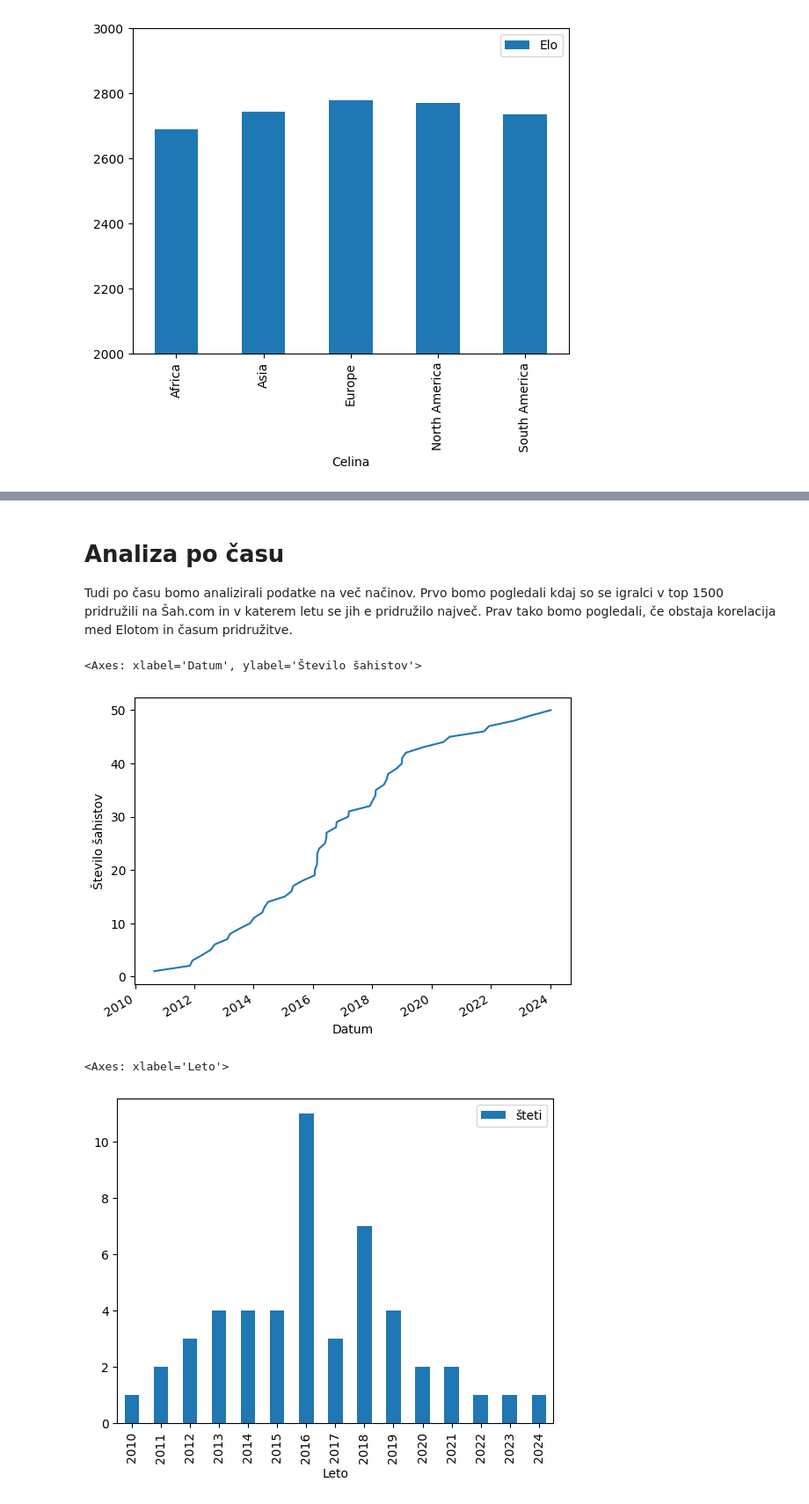
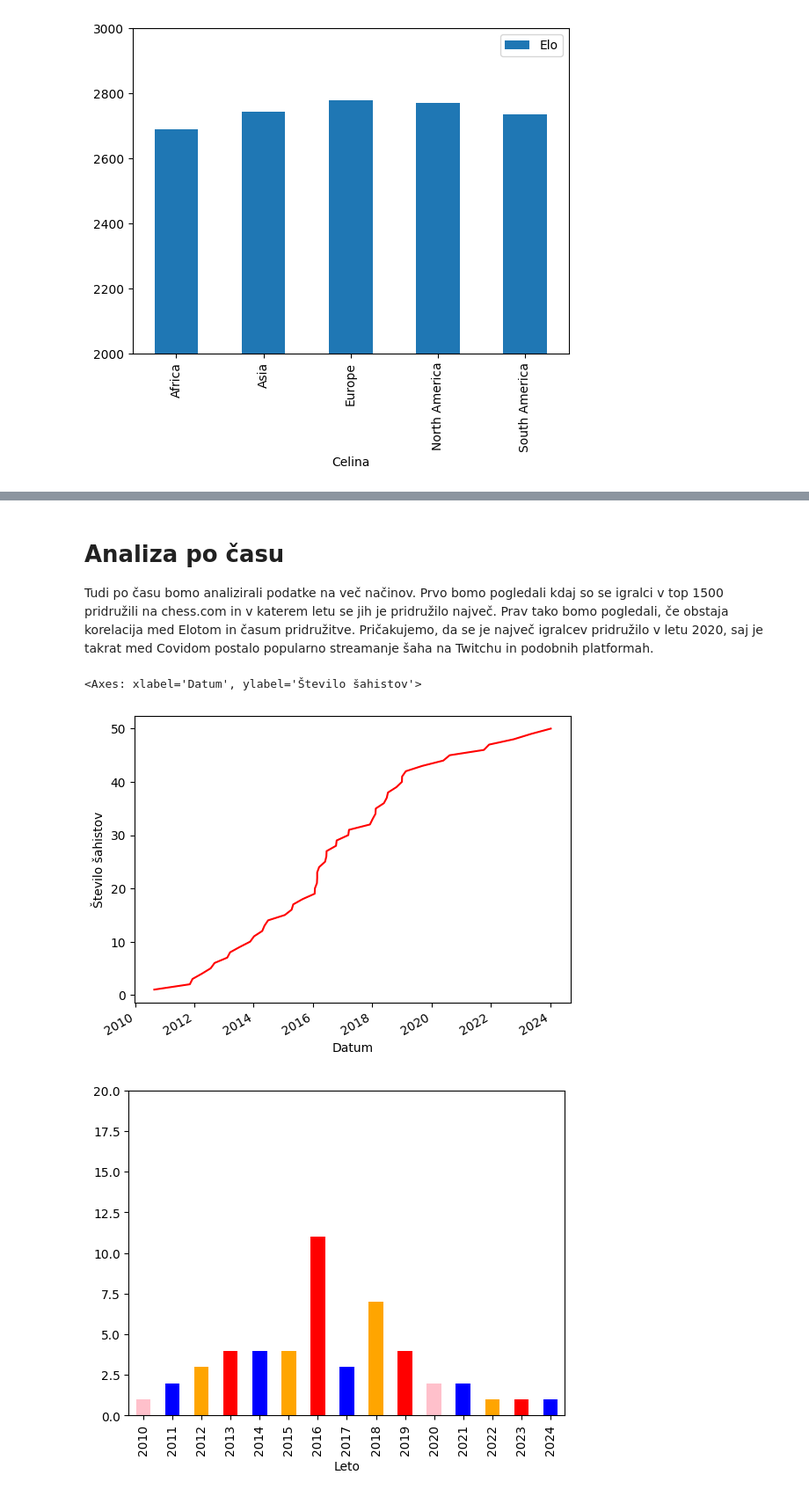
Before and after one commit to Matic-Pogorelec/Uvod_v_programiranje, a Jupyter notebook: analiza.ipynb, the cells around one changed output, grey strips where cells are left out. Shown at 88% size. Saved outputs shown, nothing was run; the diff lists cells and outputs as text; code cells hidden in the pictures.

```diff
--- a/analiza.ipynb
+++ b/analiza.ipynb
@@ -56,18 +62,18 @@ sahisti[["Država","Elo"]].groupby("Država").mean().sort_values("Elo", ascendin
 # %% [markdown]
 # Analiza po času
-Tudi po času bomo analizirali podatke na več načinov. Prvo bomo pogledali kdaj so se igralci v top 1500 pridružili na Šah.com in v katerem letu se jih e pridružilo največ. Prav tako bomo pogledali, če obstaja korelacija med Elotom in časum pridružitve.
+Tudi po času bomo analizirali podatke na več načinov. Prvo bomo pogledali kdaj so se igralci v top 1500 pridružili na chess.com in v katerem letu se jih je pridružilo največ. Prav tako bomo pogledali, če obstaja korelacija med Elotom in časum pridružitve. Pričakujemo, da se je največ igralcev pridružilo v letu 2020, saj je takrat med Covidom postalo popularno streamanje šaha na Twitchu in podobnih platformah.
 # %%
+
 sahisti["Datum_2"] = pd.to_datetime(sahisti["Datum"])
 sahisti["šteti"] = 1
 sahisti["skupno_štetje"] = sahisti.sort_values("Datum_2")["šteti"].cumsum()
-sahisti[["Datum_2","skupno_štetje"]].sort_values("Datum_2").plot(y="skupno_štetje",x="Datum_2",ylabel="Število šahistov",xlabel="Datum",legend=False)
+sahisti[["Datum_2","skupno_štetje"]].sort_values("Datum_2").plot(y="skupno_štetje",x="Datum_2",ylabel="Število šahistov",xlabel="Datum",legend=False,color = "red")
 # %% [output]
 <Axes: xlabel='Datum', ylabel='Število šahistov'>
-[figure, old version]
+[figure, new version]
 # %%
 
-sahisti[["Leto","šteti"]].groupby("Leto").sum().plot(kind="bar")
+a = sahisti[["Leto","šteti"]].groupby("Leto").sum()["šteti"].plot(kind="bar",color =["pink","blue","orange","red","blue","orange","red","blue","orange","red"],ylim=(0, 20) )
 # %% [output]
-<Axes: xlabel='Leto'>
-[figure, old version]
+[figure, new version]
 # %%
```
Also changed, not shown: parts of 18 cells of this notebook, 3 other files.
